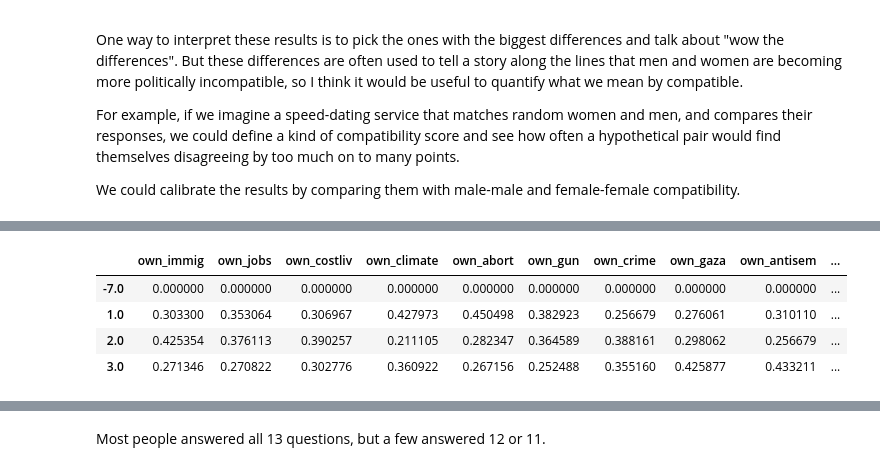
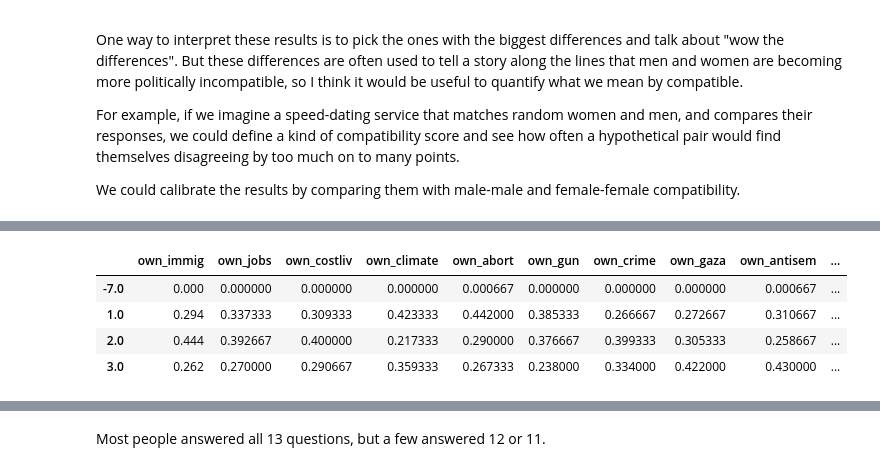
Before and after one commit to AllenDowney/ProbablyOverthinkingIt, a Jupyter notebook: examples/anes_2024_pilot.ipynb, the cells around one changed output, grey strips where cells are left out. Cells and saved outputs as stored; diff of their text form; code cells hidden in the pictures.

```diff
--- a/examples/anes_2024_pilot.ipynb
+++ b/examples/anes_2024_pilot.ipynb
@@ -644,14 +592,14 @@ value_counts(sample["own_immig"])
 [interactive output not drawn]
 # %%
 columns = issue_names.keys()
-counts = normalized_counts(sample, columns)
+counts = value_count_frame(df, columns, normalize=True)
 counts
 # %% [output]
 |  | own_immig | own_jobs | own_costliv | own_climate | own_abort | own_gun | own_crime | own_gaza | own_antisem | ... |
-| -7.0 | 0.000000 | 0.000000 | 0.000000 | 0.000000 | 0.000000 | 0.000000 | 0.000000 | 0.000000 | 0.000000 | ... |
-| 1.0 | 0.303300 | 0.353064 | 0.306967 | 0.427973 | 0.450498 | 0.382923 | 0.256679 | 0.276061 | 0.310110 | ... |
-| 2.0 | 0.425354 | 0.376113 | 0.390257 | 0.211105 | 0.282347 | 0.364589 | 0.388161 | 0.298062 | 0.256679 | ... |
-| 3.0 | 0.271346 | 0.270822 | 0.302776 | 0.360922 | 0.267156 | 0.252488 | 0.355160 | 0.425877 | 0.433211 | ... |
+| -7.0 | 0.000 | 0.000000 | 0.000000 | 0.000000 | 0.000667 | 0.000000 | 0.000000 | 0.000000 | 0.000667 | ... |
+| 1.0 | 0.294 | 0.337333 | 0.309333 | 0.423333 | 0.442000 | 0.385333 | 0.266667 | 0.272667 | 0.310667 | ... |
+| 2.0 | 0.444 | 0.392667 | 0.400000 | 0.217333 | 0.290000 | 0.376667 | 0.399333 | 0.305333 | 0.258667 | ... |
+| 3.0 | 0.262 | 0.270000 | 0.290667 | 0.359333 | 0.267333 | 0.238000 | 0.334000 | 0.422000 | 0.430000 | ... |
 [interactive output not drawn]
 # %% [markdown]
 Most people answered all 13 questions, but a few answered 12 or 11.
```
Also changed, not shown: parts of 83 cells of this notebook.
